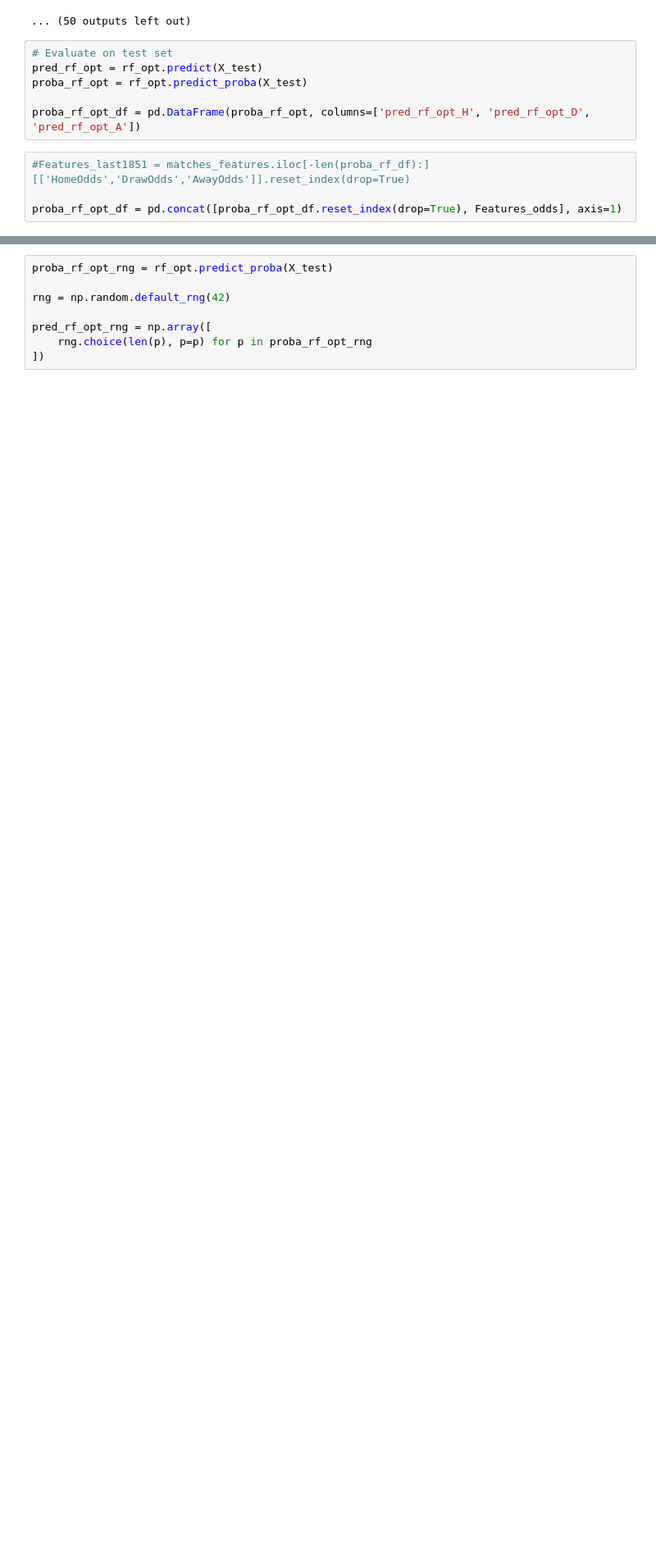
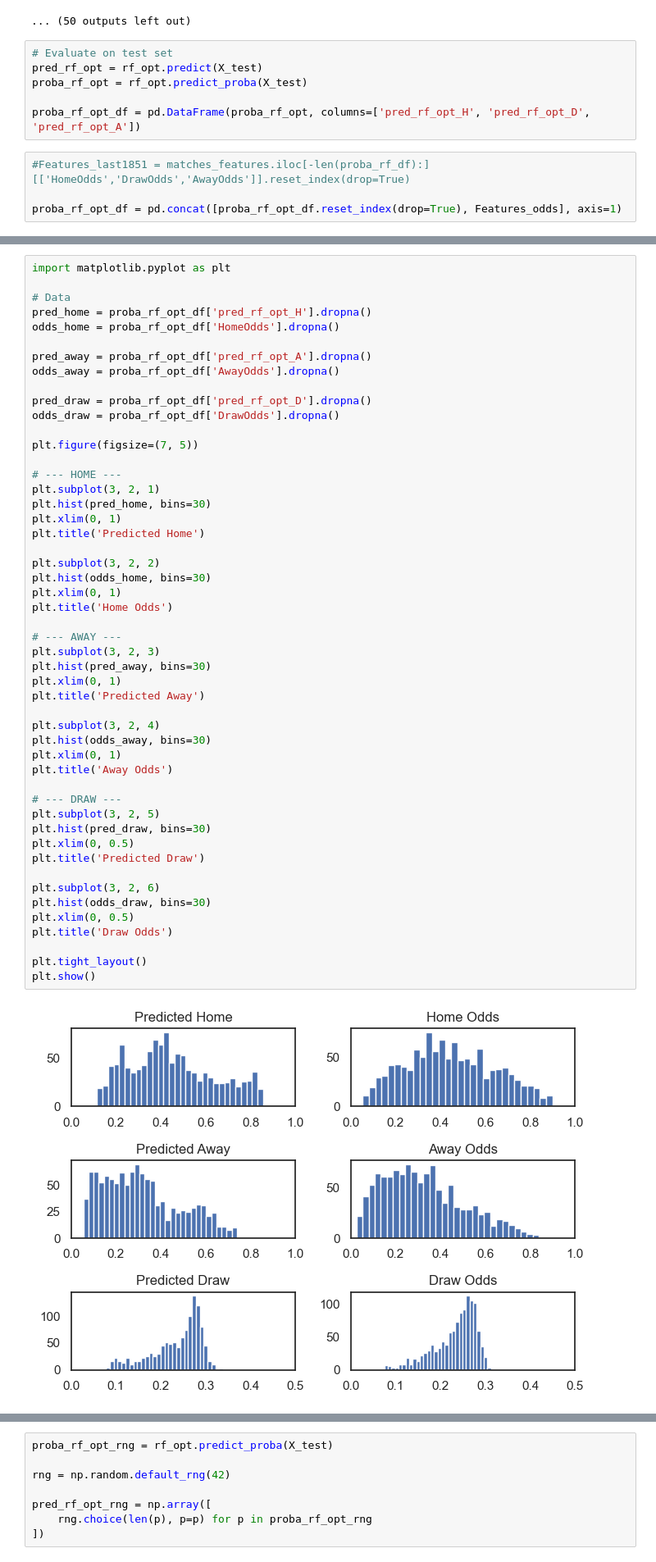
Before and after one commit to projektiox/MachineLearningFootballOutcomes, a Jupyter notebook: ML_dec_tree_football/Github/random_forest_xgboost_footballmatches.ipynb, the cells around one changed output, grey strips where cells are left out. Shown at 82% size. Drawn from its saved outputs; the diff is of its cells as text; blank space fills up the shorter version.

```diff
--- a/ML_dec_tree_football/Github/random_forest_xgboost_footballmatches.ipynb
+++ b/ML_dec_tree_football/Github/random_forest_xgboost_footballmatches.ipynb
@@ -925,0 +933,52 @@ proba_rf_opt_df
+# %%
+import matplotlib.pyplot as plt
+
+# Data
+pred_home = proba_rf_opt_df['pred_rf_opt_H'].dropna()
+odds_home = proba_rf_opt_df['HomeOdds'].dropna()
+
+pred_away = proba_rf_opt_df['pred_rf_opt_A'].dropna()
+odds_away = proba_rf_opt_df['AwayOdds'].dropna()
+
+pred_draw = proba_rf_opt_df['pred_rf_opt_D'].dropna()
+odds_draw = proba_rf_opt_df['DrawOdds'].dropna()
+
+plt.figure(figsize=(7, 5))
+
+# --- HOME ---
+plt.subplot(3, 2, 1)
+plt.hist(pred_home, bins=30)
+plt.xlim(0, 1)
+plt.title('Predicted Home')
+
+plt.subplot(3, 2, 2)
+plt.hist(odds_home, bins=30)
+plt.xlim(0, 1)
+plt.title('Home Odds')
+
+# --- AWAY ---
+plt.subplot(3, 2, 3)
+plt.hist(pred_away, bins=30)
+plt.xlim(0, 1)
+plt.title('Predicted Away')
+
+plt.subplot(3, 2, 4)
+plt.hist(odds_away, bins=30)
+plt.xlim(0, 1)
+plt.title('Away Odds')
+
+# --- DRAW ---
+plt.subplot(3, 2, 5)
+plt.hist(pred_draw, bins=30)
+plt.xlim(0, 0.5)
+plt.title('Predicted Draw')
+
+plt.subplot(3, 2, 6)
+plt.hist(odds_draw, bins=30)
+plt.xlim(0, 0.5)
+plt.title('Draw Odds')
+
+plt.tight_layout()
+plt.show()
+# %% [output]
+[figure, added]
```
Also changed, not shown: parts of 26 cells of this notebook, 3 other files.
